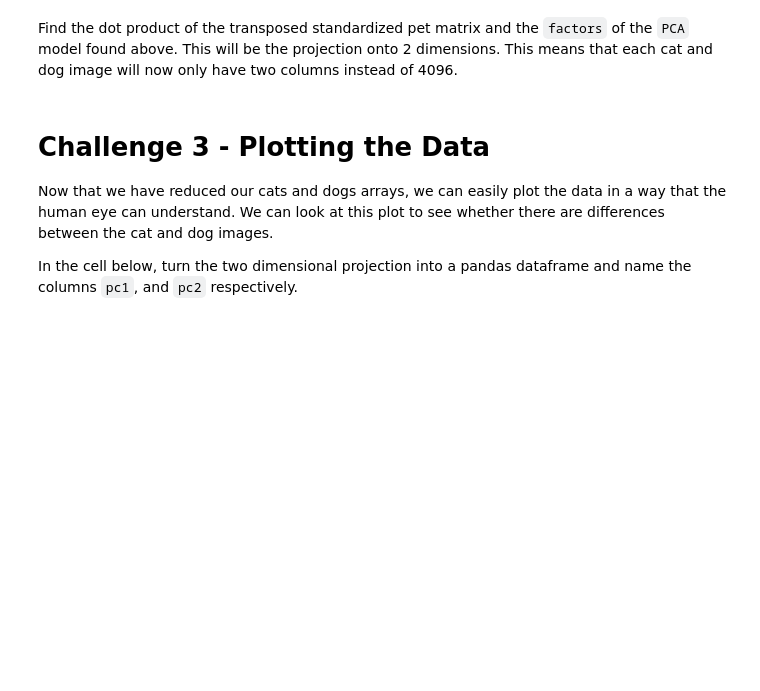
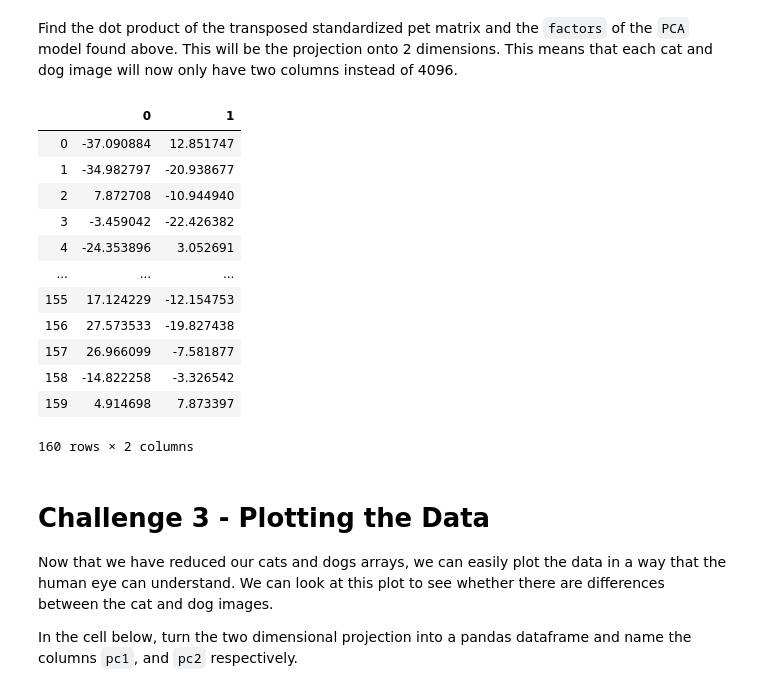
Before and after one commit to ta-datapt-bcn/lab-pca, a Jupyter notebook: your-code/main.ipynb, the cells around one changed output. Saved outputs shown, nothing was run; the diff lists cells and outputs as text; code cells hidden in the pictures; blank space fills up the shorter version.

```diff
--- a/your-code/main.ipynb
+++ b/your-code/main.ipynb
@@ -59,3 +85,5 @@ def standardize(x):
 Now, use the `np.concatenate` function to combine the cats and dogs arrays. Use `axis=1` to combine the two correctly. Make sure to put dogs first.
 # %%
 # Your code here:
+dogs_cats = np.concatenate([dogs, cats], axis =1 )
+dogs_cats.shape
@@ -63,6 +93,8 @@ Now, use the `np.concatenate` function to combine the cats and dogs arrays. Use
 Standardize the concatenated array below.
 # %%
 # Your code here:
+
+dogs_cats = standardize(dogs_cats)
 # %% [markdown]
 # Challenge 2 - Using PCA
 
@@ -74,3 +104,6 @@ Load the `PCA` function from `statsmodels` (read about this function [here](http
+# %%
+
+pca = PCA(ncomp=2, data=dogs_cats)
 # %% [markdown]
 Use `numpy` to find to transpose the standardized pet array. This will help us compute the projection.
 # %%
@@ -79,6 +113,23 @@ Use `numpy` to find to transpose the standardized pet array. This will help us c
 Find the dot product of the transposed standardized pet matrix and the `factors` of the `PCA` model found above. This will be the projection onto 2 dimensions. This means that each cat and dog image will now only have two columns instead of 4096.
 # %%
 # Your code here:
+
+data_dogscats = pd.DataFrame(np.dot(dogs_cats_transpose,pca.factors))
+data_dogscats
+# %% [output]
+|  | 0 | 1 |
+| 0 | -37.090884 | 12.851747 |
+| 1 | -34.982797 | -20.938677 |
+| 2 | 7.872708 | -10.944940 |
+| 3 | -3.459042 | -22.426382 |
+| 4 | -24.353896 | 3.052691 |
+| ... | ... | ... |
+| 155 | 17.124229 | -12.154753 |
+| 156 | 27.573533 | -19.827438 |
+| 157 | 26.966099 | -7.581877 |
+| 158 | -14.822258 | -3.326542 |
+| 159 | 4.914698 | 7.873397 |
+160 rows × 2 columns
 # %% [markdown]
 # Challenge 3 - Plotting the Data
 
```
Also changed, not shown: parts of 15 cells of this notebook.
